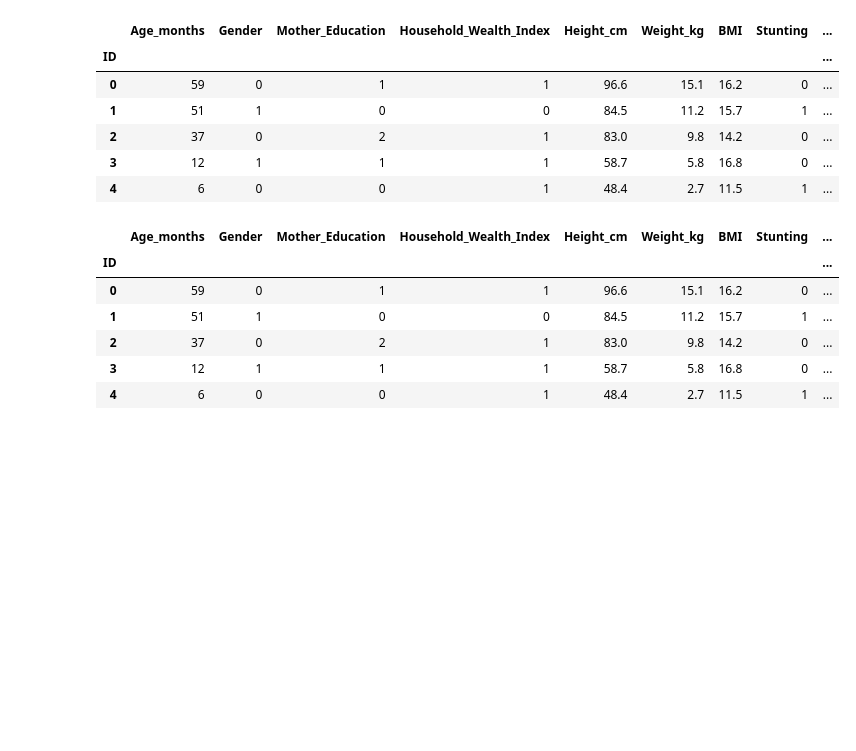
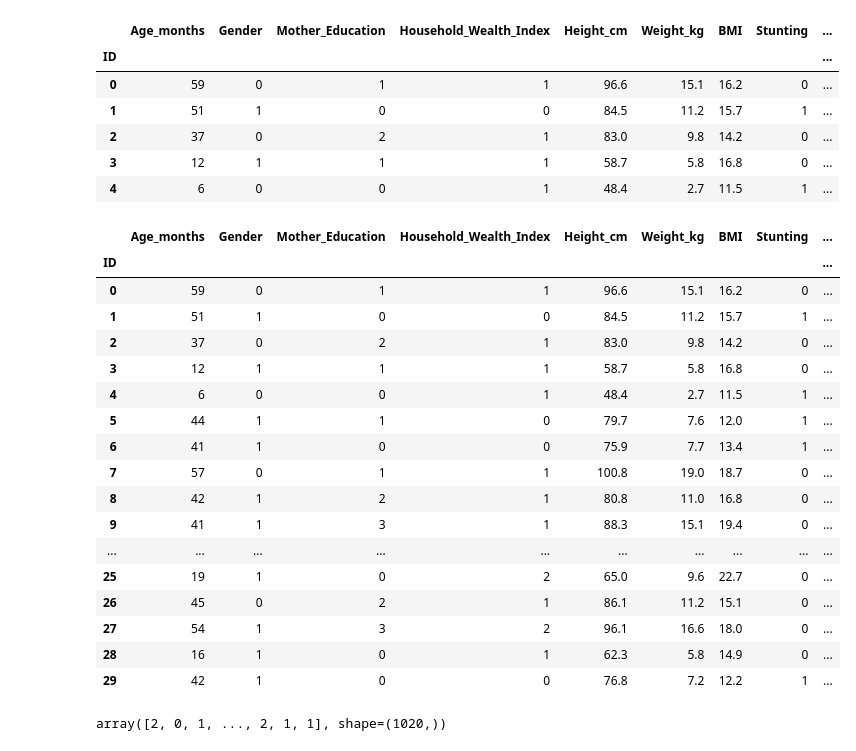
Before and after one commit to Abricos-gt/child_malnutrtion_predictive_system_using_machine_learning, a Jupyter notebook: notebook.ipynb, the cells around one changed output. Drawn from its saved outputs; the diff is of its cells as text; code cells hidden in the pictures; blank space fills up the shorter version.

```diff
--- a/notebook.ipynb
+++ b/notebook.ipynb
@@ -217,12 +217,44 @@ from sklearn.preprocessing import LabelEncoder
 le = LabelEncoder()
 data['Nutrition_Status'] = le.fit_transform(data['Nutrition_Status'])
 # %%
-data.head()
+data.head(30)
 # %% [output]
 |  | Age_months | Gender | Mother_Education | Household_Wealth_Index | Height_cm | Weight_kg | BMI | Stunting | ... |
 | ID |  |  |  |  |  |  |  |  | ... |
 | 0 | 59 | 0 | 1 | 1 | 96.6 | 15.1 | 16.2 | 0 | ... |
 | 1 | 51 | 1 | 0 | 0 | 84.5 | 11.2 | 15.7 | 1 | ... |
 | 2 | 37 | 0 | 2 | 1 | 83.0 | 9.8 | 14.2 | 0 | ... |
 | 3 | 12 | 1 | 1 | 1 | 58.7 | 5.8 | 16.8 | 0 | ... |
 | 4 | 6 | 0 | 0 | 1 | 48.4 | 2.7 | 11.5 | 1 | ... |
+| 5 | 44 | 1 | 1 | 0 | 79.7 | 7.6 | 12.0 | 1 | ... |
+| 6 | 41 | 1 | 0 | 0 | 75.9 | 7.7 | 13.4 | 1 | ... |
+| 7 | 57 | 0 | 1 | 1 | 100.8 | 19.0 | 18.7 | 0 | ... |
+| 8 | 42 | 1 | 2 | 1 | 80.8 | 11.0 | 16.8 | 0 | ... |
+| 9 | 41 | 1 | 3 | 1 | 88.3 | 15.1 | 19.4 | 0 | ... |
+| ... | ... | ... | ... | ... | ... | ... | ... | ... | ... |
+| 25 | 19 | 1 | 0 | 2 | 65.0 | 9.6 | 22.7 | 0 | ... |
+| 26 | 45 | 0 | 2 | 1 | 86.1 | 11.2 | 15.1 | 0 | ... |
+| 27 | 54 | 1 | 3 | 2 | 96.1 | 16.6 | 18.0 | 0 | ... |
+| 28 | 16 | 1 | 0 | 1 | 62.3 | 5.8 | 14.9 | 0 | ... |
+| 29 | 42 | 1 | 0 | 0 | 76.8 | 7.2 | 12.2 | 1 | ... |
+# %%
+from sklearn.ensemble import RandomForestClassifier
+from sklearn.model_selection import train_test_split
+from sklearn.metrics import classification_report
+
+# Features
+X = data.drop(columns=['Nutrition_Status'])
+y = data['Nutrition_Status']
+
+# Train-test split
+X_train, X_test, y_train, y_test = train_test_split(X, y, test_size=0.2, random_state=42)
+
+# Model
+rf = RandomForestClassifier(n_estimators=200, random_state=42)
+rf.fit(X_train, y_train)
+
+# Predictions
+y_pred = rf.predict(X_test)
+y_pred
+# %% [output]
+array([2, 0, 1, ..., 2, 1, 1], shape=(1020,))
```
Also changed, not shown: parts of 2 cells of this notebook.
